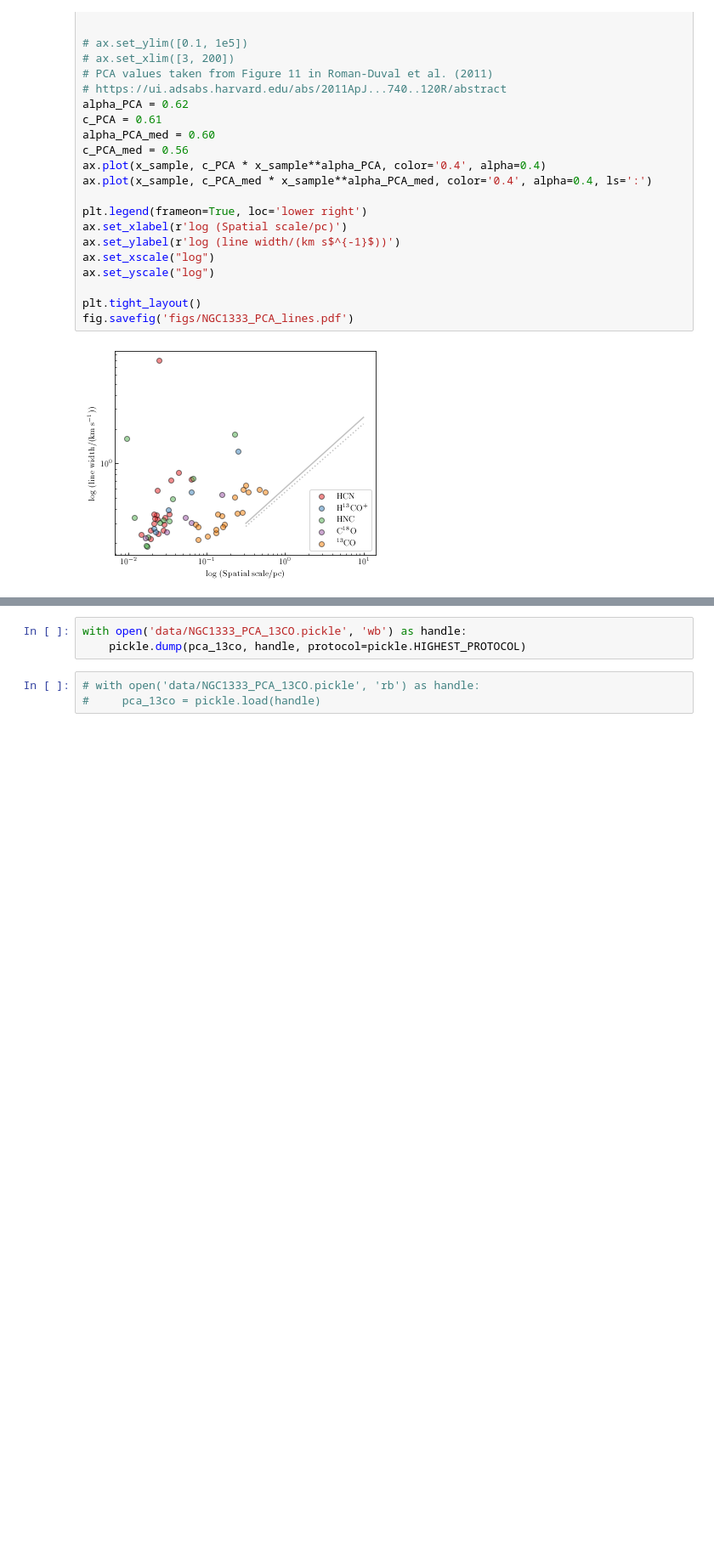
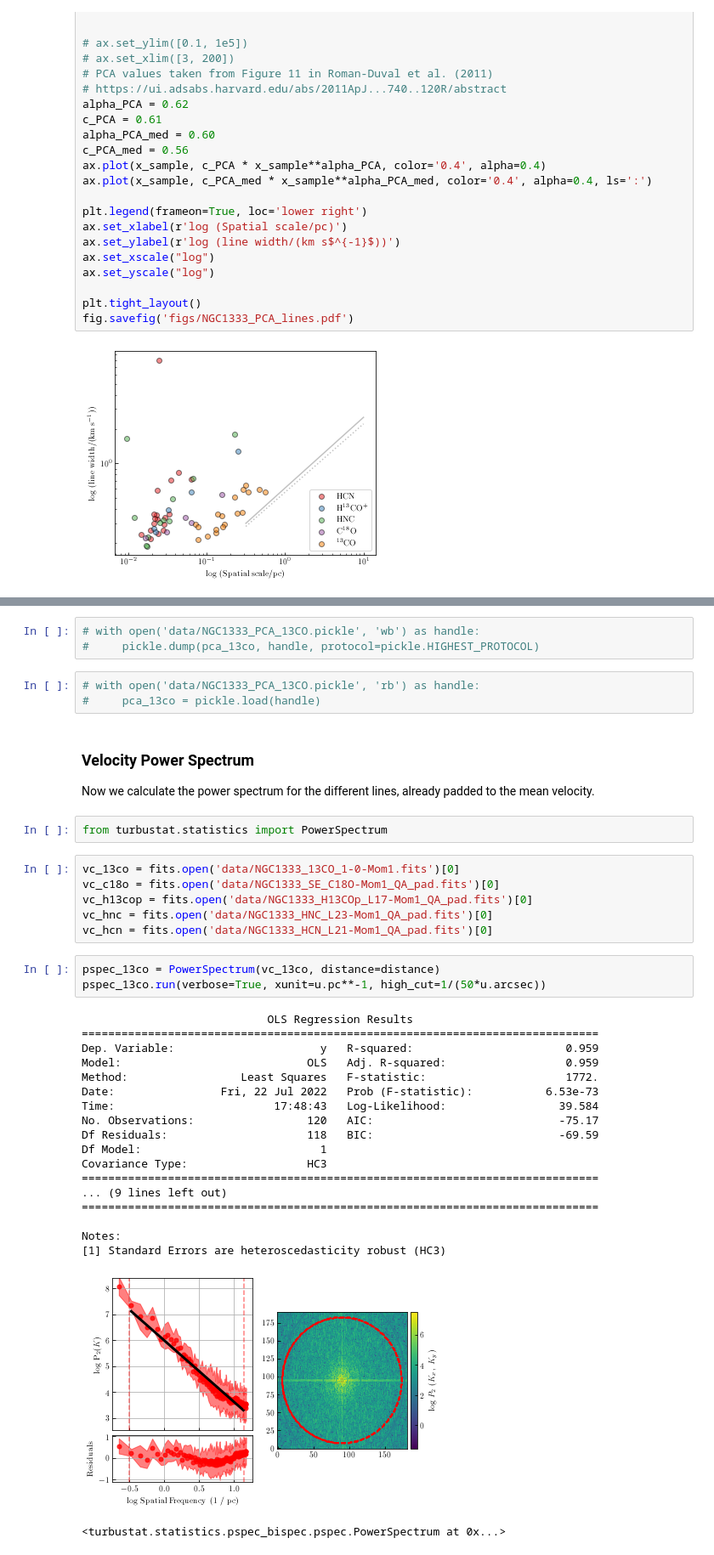
Before and after one commit to jpinedaf/NGC1333_NOEMA_turbulence, a Jupyter notebook: NGC1333_determine_turbulence.ipynb, the cells around one changed output, grey strips where cells are left out. Shown at 85% size. Saved outputs shown, nothing was run; the diff lists cells and outputs as text; blank space fills up the shorter version.

```diff
--- a/NGC1333_determine_turbulence.ipynb
+++ b/NGC1333_determine_turbulence.ipynb
@@ -602,6 +606,40 @@ with open('data/NGC1333_PCA_C18O.pickle', 'wb') as handle:
 # %%
-with open('data/NGC1333_PCA_13CO.pickle', 'wb') as handle:
-    pickle.dump(pca_13co, handle, protocol=pickle.HIGHEST_PROTOCOL)
+# with open('data/NGC1333_PCA_13CO.pickle', 'wb') as handle:
+#     pickle.dump(pca_13co, handle, protocol=pickle.HIGHEST_PROTOCOL)
 # %%
 # with open('data/NGC1333_PCA_13CO.pickle', 'rb') as handle:
 #     pca_13co = pickle.load(handle)
+# %% [markdown]
+### Velocity Power Spectrum
+Now we calculate the power spectrum for the different lines, already padded to the mean velocity.
+# %%
+from turbustat.statistics import PowerSpectrum
+# %%
+vc_13co = fits.open('data/NGC1333_13CO_1-0-Mom1.fits')[0]
+vc_c18o = fits.open('data/NGC1333_SE_C18O-Mom1_QA_pad.fits')[0]
+vc_h13cop = fits.open('data/NGC1333_H13COp_L17-Mom1_QA_pad.fits')[0]
+vc_hnc = fits.open('data/NGC1333_HNC_L23-Mom1_QA_pad.fits')[0]
+vc_hcn = fits.open('data/NGC1333_HCN_L21-Mom1_QA_pad.fits')[0]
+# %%
+pspec_13co = PowerSpectrum(vc_13co, distance=distance)
+pspec_13co.run(verbose=True, xunit=u.pc**-1, high_cut=1/(50*u.arcsec))
+# %% [output]
+                            OLS Regression Results
+==============================================================================
+Dep. Variable:                      y   R-squared:                       0.959
+Model:                            OLS   Adj. R-squared:                  0.959
+Method:                 Least Squares   F-statistic:                     1772.
+Date:                Fri, 22 Jul 2022   Prob (F-statistic):           6.53e-73
+Time:                        17:48:43   Log-Likelihood:                 39.584
+No. Observations:                 120   AIC:                            -75.17
+Df Residuals:                     118   BIC:                            -69.59
+Df Model:                           1
+Covariance Type:                  HC3
+==============================================================================
+... (9 lines left out)
+==============================================================================
+
+Notes:
+[1] Standard Errors are heteroscedasticity robust (HC3)
+[figure, added]
+<turbustat.statistics.pspec_bispec.pspec.PowerSpectrum at 0x...>
```
Also changed, not shown: parts of 16 cells of this notebook, 19 other files.
